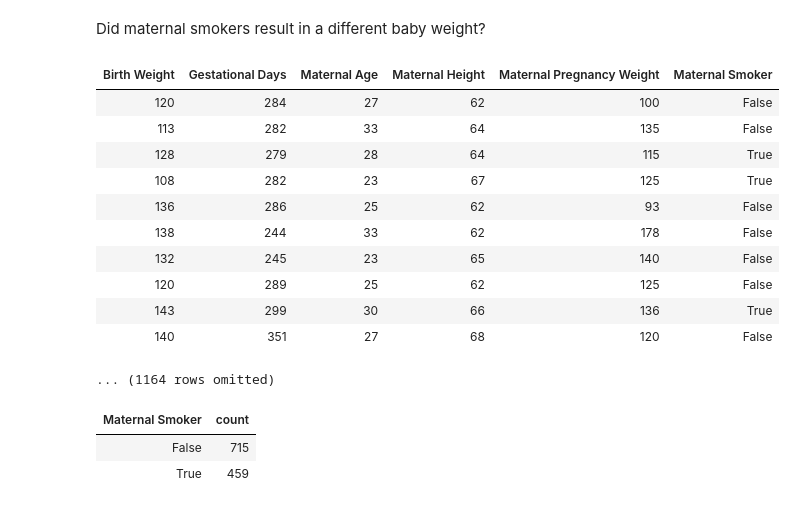
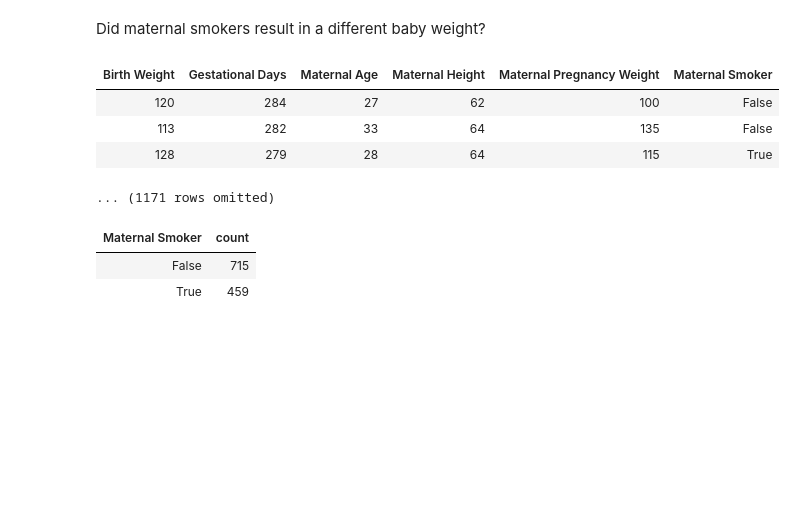
Before and after one commit to XiaoliSun11235/lecturenotes-su17, a Jupyter notebook: notes/lec25.ipynb, the cells around one changed output. Saved outputs shown, nothing was run; the diff lists cells and outputs as text; code cells hidden in the pictures; blank space fills up the shorter version.

```diff
--- a/notes/lec25.ipynb
+++ b/notes/lec25.ipynb
@@ -11,20 +11,13 @@ plt.style.use('fivethirtyeight')
 Did maternal smokers result in a different baby weight?
 # %%
 baby = Table.read_table('http://inferentialthinking.com/notebooks/baby.csv')
-baby
+baby.show(3)
 # %% [output]
 | Birth Weight | Gestational Days | Maternal Age | Maternal Height | Maternal Pregnancy Weight | Maternal Smoker |
 | 120 | 284 | 27 | 62 | 100 | False |
 | 113 | 282 | 33 | 64 | 135 | False |
 | 128 | 279 | 28 | 64 | 115 | True |
-| 108 | 282 | 23 | 67 | 125 | True |
-| 136 | 286 | 25 | 62 | 93 | False |
-| 138 | 244 | 33 | 62 | 178 | False |
-| 132 | 245 | 23 | 65 | 140 | False |
-| 120 | 289 | 25 | 62 | 125 | False |
-| 143 | 299 | 30 | 66 | 136 | True |
-| 140 | 351 | 27 | 68 | 120 | False |
-... (1164 rows omitted)
+... (1171 rows omitted)
 # %%
 baby.group('Maternal Smoker')
 # %% [output]
```
Also changed, not shown: parts of 5 cells of this notebook.
